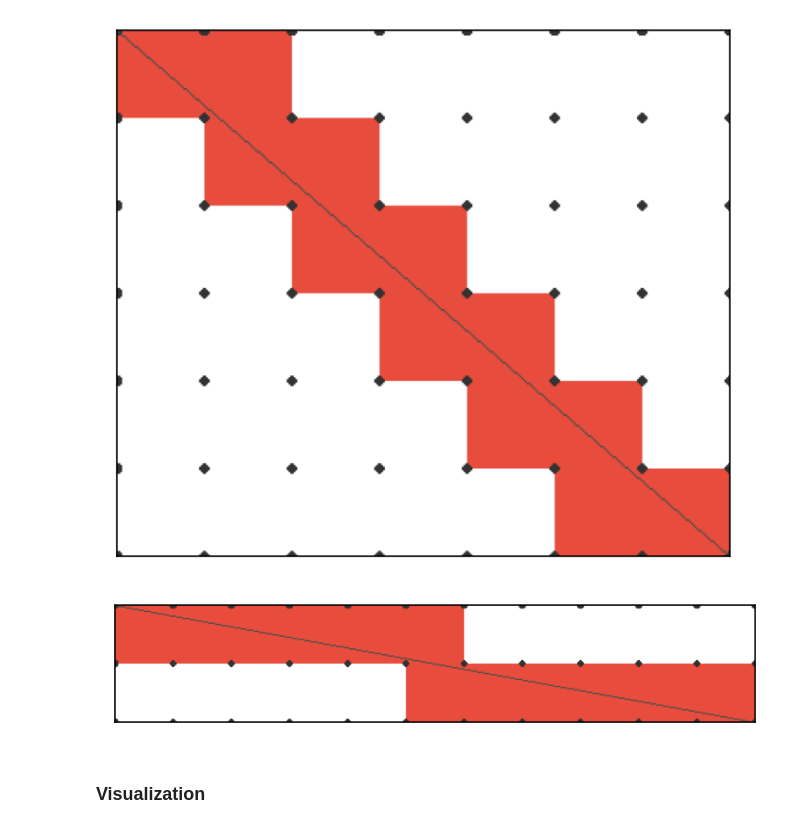
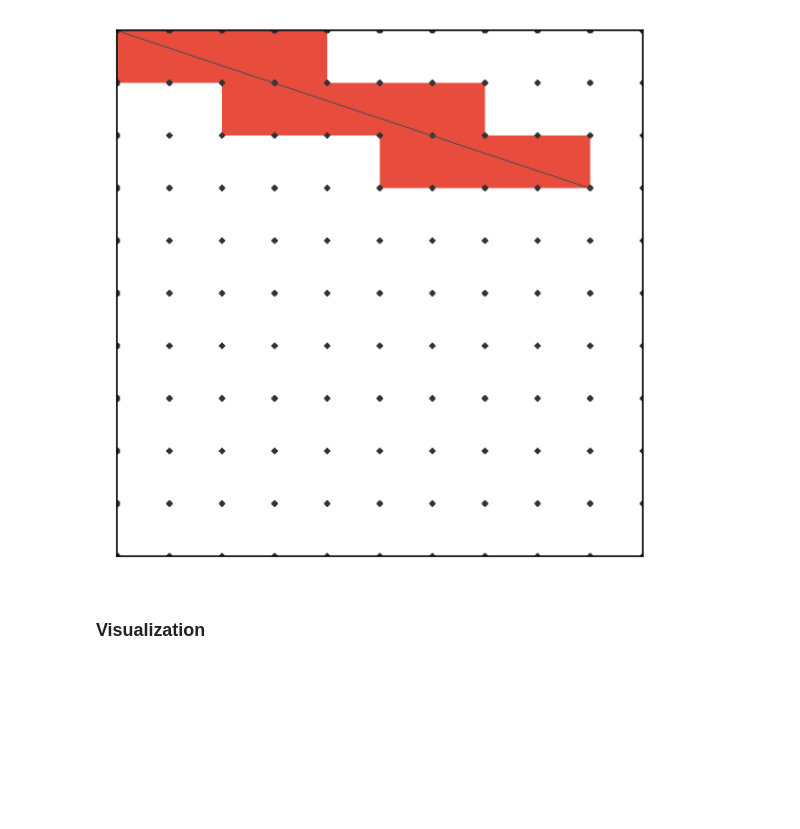
Before and after one commit to machine-solution/heuristic_search_any_angle, a Jupyter notebook: theta/src/theta.ipynb, the cells around one changed output. Cells and saved outputs as stored; diff of their text form; code cells hidden in the pictures; blank space fills up the shorter version.

```diff
--- a/theta/src/theta.ipynb
+++ b/theta/src/theta.ipynb
@@ -94,11 +101,7 @@ draw_intersect(5, 3)
-# %%
-draw_intersect(7, 6)
-# %% [output]
-[figure, removed]
-# %%
-draw_intersect(11, 2)
-# %% [output]
-[figure, removed]
+# %%
+draw_intersect(10, 10, 0, 0, 3, 9)
+# %% [output]
+[figure, added]
 # %%
 class Map:
 
```
Also changed, not shown: parts of 19 cells of this notebook.
